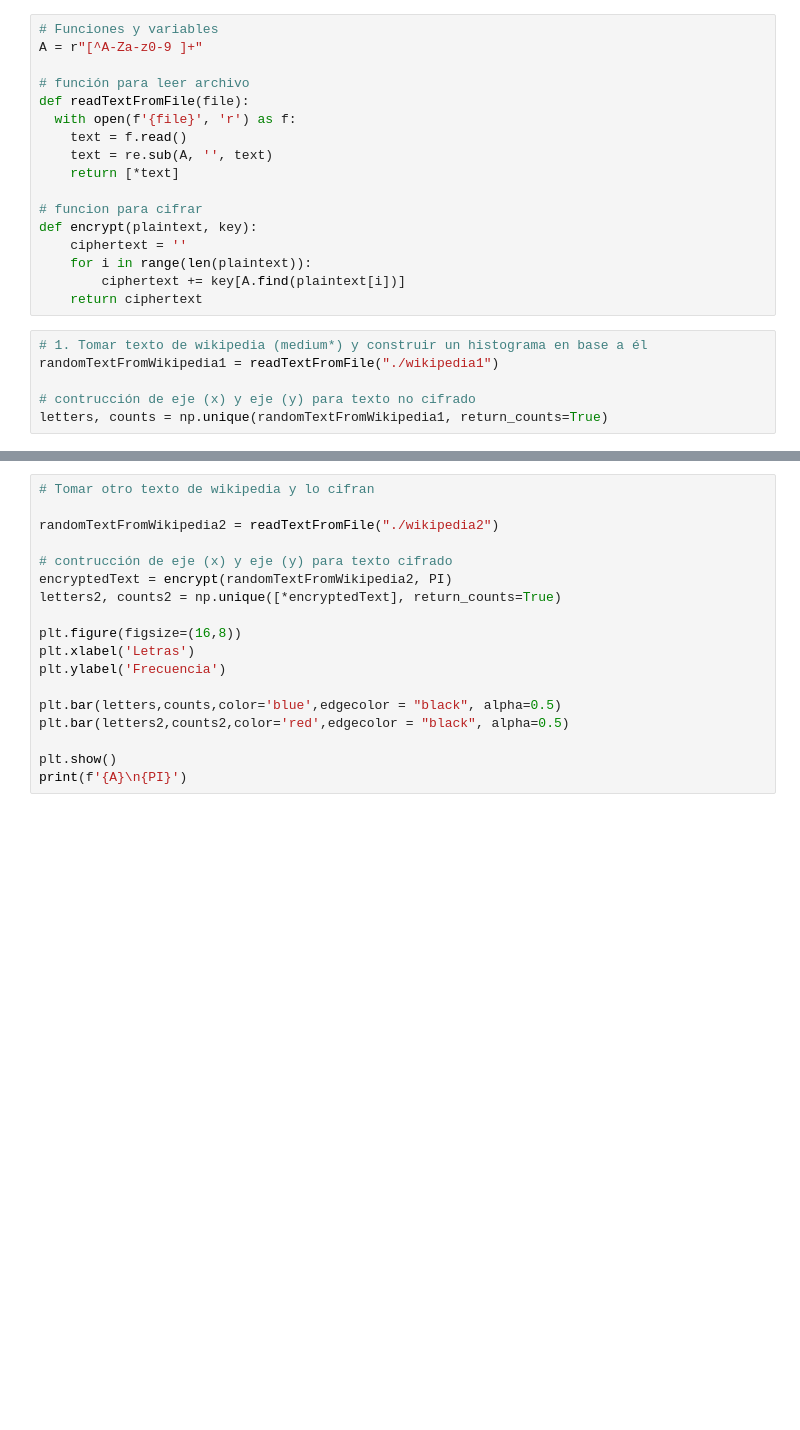
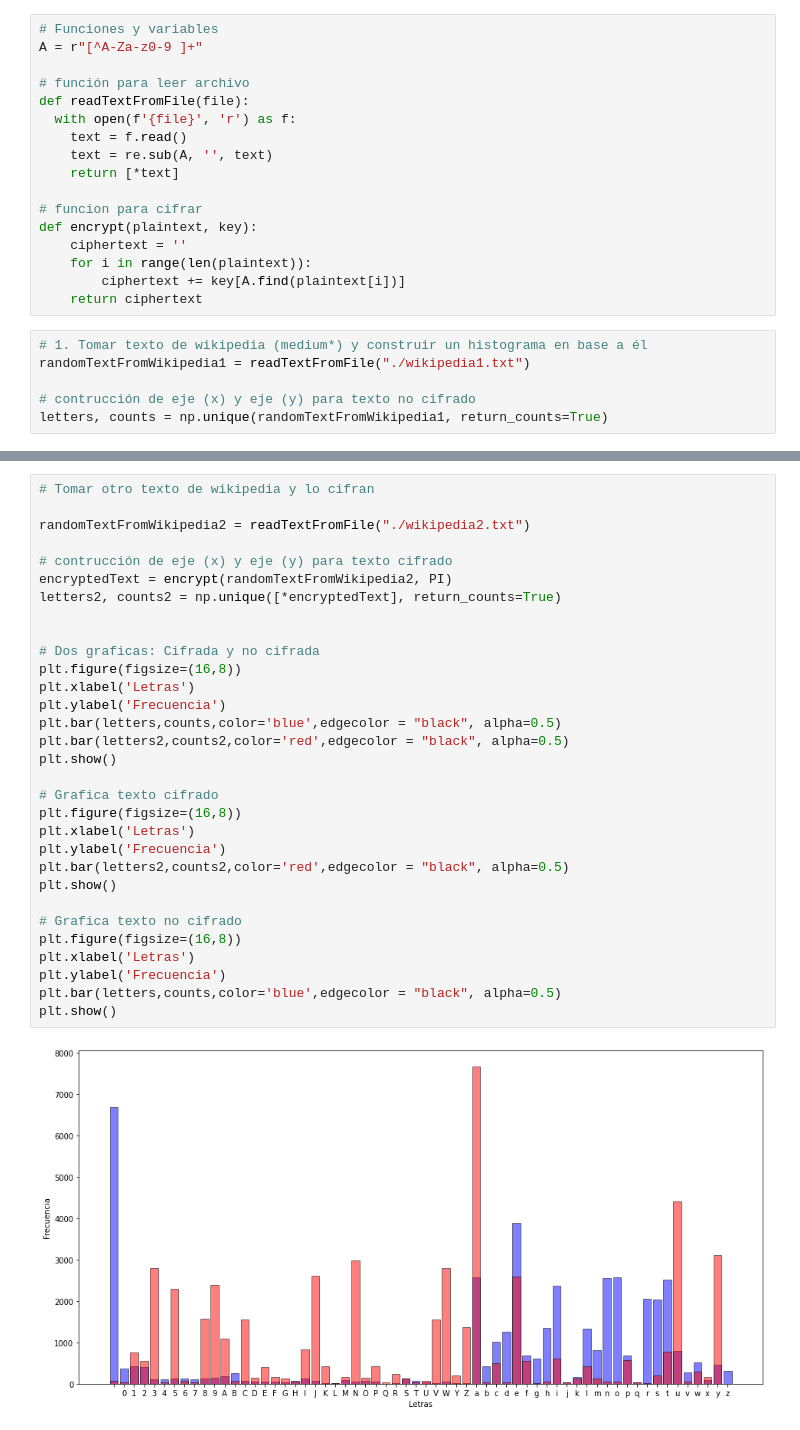
Before and after one commit to jwalvarez/universidad-2022, a Jupyter notebook: criptografia/cifrado-por-sustitución.ipynb, the cells around one changed output, grey strips where cells are left out. Cells and saved outputs as stored; diff of their text form; blank space fills up the shorter version.

Commit message:
Improved 'cifrado-por-sustitución' with multi plots

```diff
--- a/criptografia/cifrado-por-sustitución.ipynb
+++ b/criptografia/cifrado-por-sustitución.ipynb
@@ -31,7 +34,7 @@ def encrypt(plaintext, key):
     return ciphertext
 # %%
 # 1. Tomar texto de wikipedia (medium*) y construir un histograma en base a él
-randomTextFromWikipedia1 = readTextFromFile("./wikipedia1")
+randomTextFromWikipedia1 = readTextFromFile("./wikipedia1.txt")
 
 # contrucción de eje (x) y eje (y) para texto no cifrado
 letters, counts = np.unique(randomTextFromWikipedia1, return_counts=True)
@@ -47,18 +53,33 @@ PI = ''.join(random.sample(list(A),len(A)))  # random key "permutation"
 # %%
 # Tomar otro texto de wikipedia y lo cifran
 
-randomTextFromWikipedia2 = readTextFromFile("./wikipedia2")
+randomTextFromWikipedia2 = readTextFromFile("./wikipedia2.txt")
 
 # contrucción de eje (x) y eje (y) para texto cifrado
 encryptedText = encrypt(randomTextFromWikipedia2, PI)
 letters2, counts2 = np.unique([*encryptedText], return_counts=True)
 
+
+# Dos graficas: Cifrada y no cifrada
 plt.figure(figsize=(16,8))
 plt.xlabel('Letras')
 plt.ylabel('Frecuencia')
-
 plt.bar(letters,counts,color='blue',edgecolor = "black", alpha=0.5)
 plt.bar(letters2,counts2,color='red',edgecolor = "black", alpha=0.5)
+plt.show()
 
+# Grafica texto cifrado
+plt.figure(figsize=(16,8))
+plt.xlabel('Letras')
+plt.ylabel('Frecuencia')
+plt.bar(letters2,counts2,color='red',edgecolor = "black", alpha=0.5)
 plt.show()
-print(f'{A}\n{PI}')
+
+# Grafica texto no cifrado
+plt.figure(figsize=(16,8))
+plt.xlabel('Letras')
+plt.ylabel('Frecuencia')
+plt.bar(letters,counts,color='blue',edgecolor = "black", alpha=0.5)
+plt.show()
+# %% [output]
+[figure, added]
```
Also changed, not shown: parts of 4 cells of this notebook, 5 other files.
